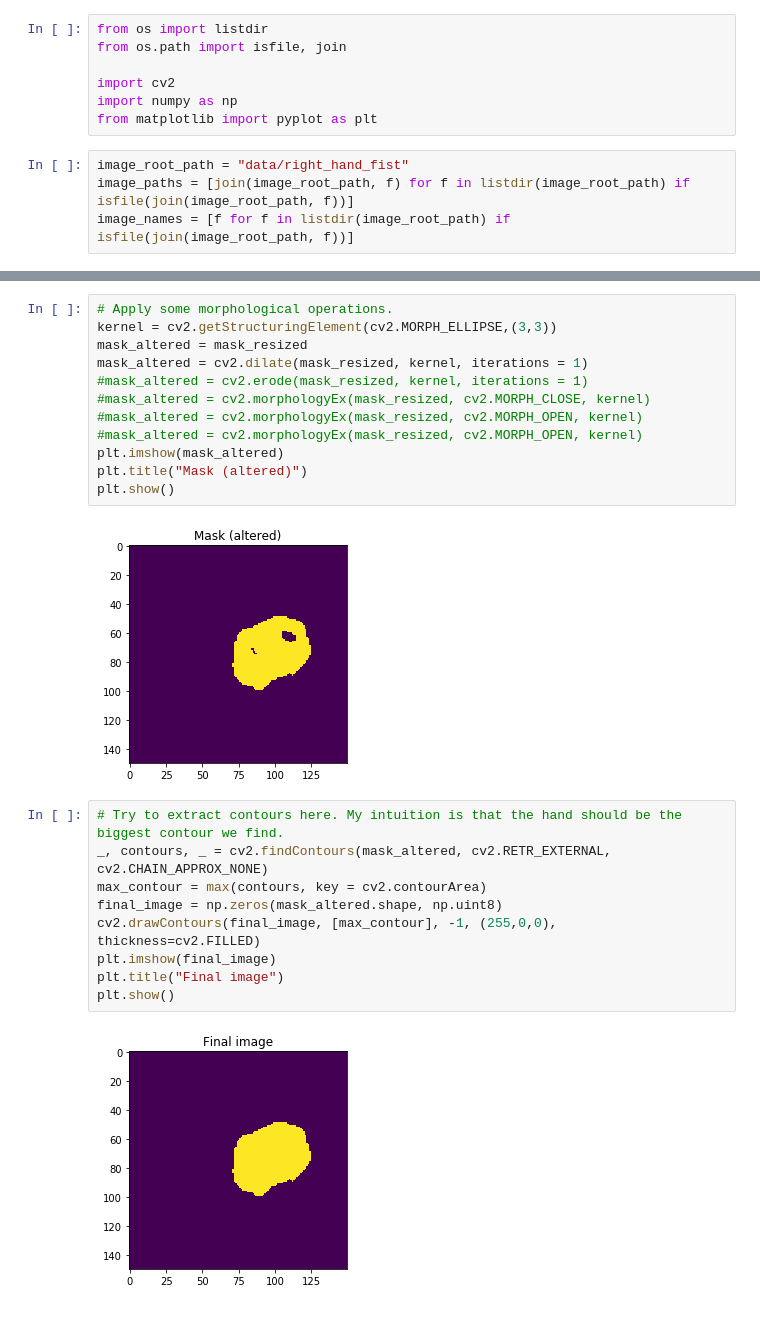
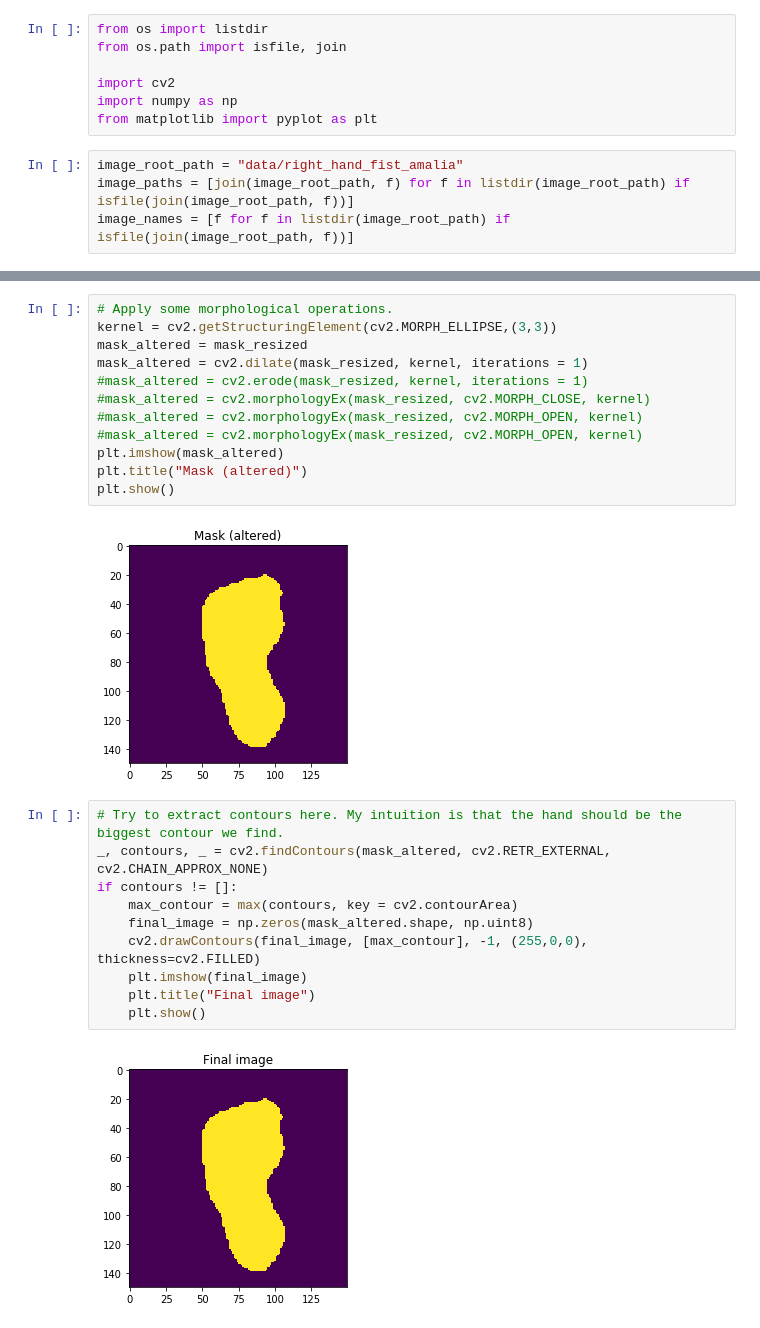
Before and after one commit to surajpaib/gesture-driven-presentations, a Jupyter notebook: src/hand_segmentation_test.ipynb, the cells around one changed output, grey strips where cells are left out. Drawn from its saved outputs; the diff is of its cells as text.

Commit message:
Hand region extraction and segmentation

```diff
--- a/src/hand_segmentation_test.ipynb
+++ b/src/hand_segmentation_test.ipynb
@@ -6,7 +6,7 @@ import cv2
 import numpy as np
 from matplotlib import pyplot as plt
 # %%
-image_root_path = "data/right_hand_fist"
+image_root_path = "data/right_hand_fist_amalia"
 image_paths = [join(image_root_path, f) for f in listdir(image_root_path) if isfile(join(image_root_path, f))]
 image_names = [f for f in listdir(image_root_path) if isfile(join(image_root_path, f))]
 # %%
@@ -154,18 +154,19 @@ plt.imshow(mask_altered)
 plt.title("Mask (altered)")
 plt.show()
 # %% [output]
-[figure, old version]
+[figure, new version]
 # %%
 # Try to extract contours here. My intuition is that the hand should be the biggest contour we find.
 _, contours, _ = cv2.findContours(mask_altered, cv2.RETR_EXTERNAL, cv2.CHAIN_APPROX_NONE)
-max_contour = max(contours, key = cv2.contourArea)
-final_image = np.zeros(mask_altered.shape, np.uint8)
-cv2.drawContours(final_image, [max_contour], -1, (255,0,0), thickness=cv2.FILLED)
-plt.imshow(final_image)
-plt.title("Final image")
-plt.show()
+if contours != []:
+    max_contour = max(contours, key = cv2.contourArea)
+    final_image = np.zeros(mask_altered.shape, np.uint8)
+    cv2.drawContours(final_image, [max_contour], -1, (255,0,0), thickness=cv2.FILLED)
+    plt.imshow(final_image)
+    plt.title("Final image")
+    plt.show()
 # %% [output]
-[figure, old version]
+[figure, new version]
 # %%
 # Side by side plot of original and final :)
 f, (ax1, ax2) = plt.subplots(1, 2)
```
Also changed, not shown: parts of 11 cells of this notebook, 3 other files.
